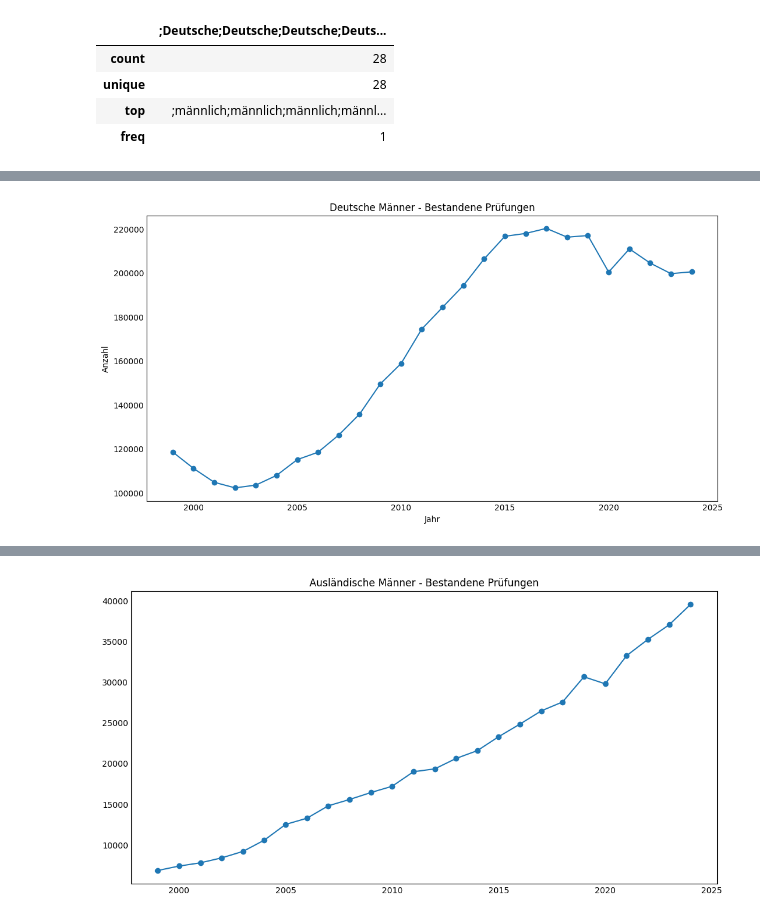
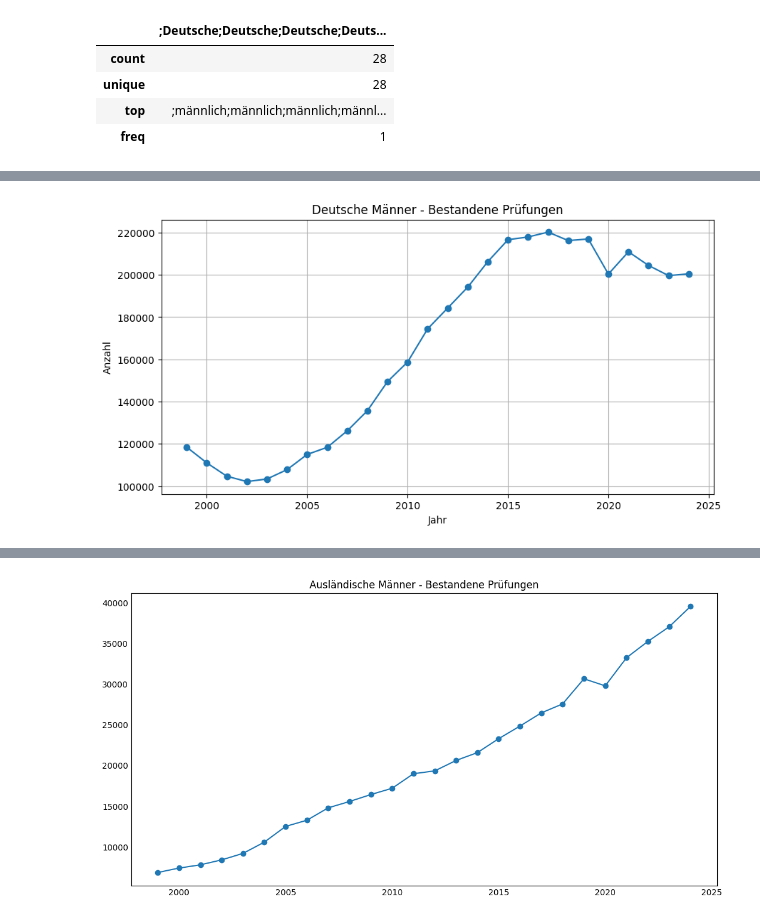
Before and after one commit to Johannesdesta/hochschul-data-analysis, a Jupyter notebook: test3.ipynb, the cells around one changed output, grey strips where cells are left out. Cells and saved outputs as stored; diff of their text form; code cells hidden in the pictures.

```diff
--- a/test3.ipynb
+++ b/test3.ipynb
@@ -1,6 +1,7 @@
 # %%
 import pandas as pd
-df = pd.read_csv('studentdata.csv' , sep=';')
+input_data = 'data/studentdata.csv'
+df = pd.read_csv(input_data, sep=';')
 df
 # %% [output]
 |  | Unnamed: 0 | Deutsche | Deutsche.1 | Deutsche.2 | Deutsche.3 | Deutsche.4 | Deutsche.5 | Deutsche.6 | ... |
@@ -147,19 +116,0 @@ hist_df.to_csv("histogram_data.csv", index=False)
-# %%
-import matplotlib.pyplot as plt
-import numpy as np
-
-plt.style.use('_mpl-gallery')
-
-# make data
-np.random.seed(1)
-x = 4 + np.random.normal(0, 1.5, 200)
-
-# plot:
-fig, ax = plt.subplots()
-
-ax.hist(x, bins=8, linewidth=0.5, edgecolor="white")
-
-ax.set(xlim=(0, 8), xticks=np.arange(1, 8),
-       ylim=(0, 56), yticks=np.linspace(0, 56, 9))
-
-plt.show()
@@ -203,19 +116,0 @@ KeyError: 'Pass'
-# %%
-import matplotlib.pyplot as plt
-import numpy as np
-
-plt.style.use('_mpl-gallery')
-
-# make data
-np.random.seed(1)
-x = 4 + np.random.normal(0, 1.5, 200)
-
-# plot:
-fig, ax = plt.subplots()
-
-ax.hist(x, bins=8, linewidth=0.5, edgecolor="white")
-
-ax.set(xlim=(0, 8), xticks=np.arange(1, 8),
-       ylim=(0, 56), yticks=np.linspace(0, 56, 9))
-
-plt.show()
@@ -243,15 +139,19 @@ df.head()
 # %%
 import matplotlib.pyplot as plt
+import pandas as pd
+df = pd.read_csv(input_data, sep=";")
+df.columns = df.columns.str.strip()
 
 plt.figure(figsize=(10,5))
 plt.plot(df.iloc[2:, 0], df.iloc[2:, 1].astype(int), marker="o")
+#plt.plot(df.index[2:], df.iloc[2:, 0].astype(int), marker="o")
 plt.title("Deutsche Männer - Bestandene Prüfungen")
 plt.xlabel("Jahr")
 plt.ylabel("Anzahl")
 plt.grid()
 plt.show()
 # %% [output]
-[figure, old version]
+[figure, new version]
 # %%
 plt.figure(figsize=(10,5))
 plt.plot(df.iloc[2:, 0], df.iloc[2:, 5].astype(int), marker="o")
```
Also changed, not shown: parts of 21 cells of this notebook.
